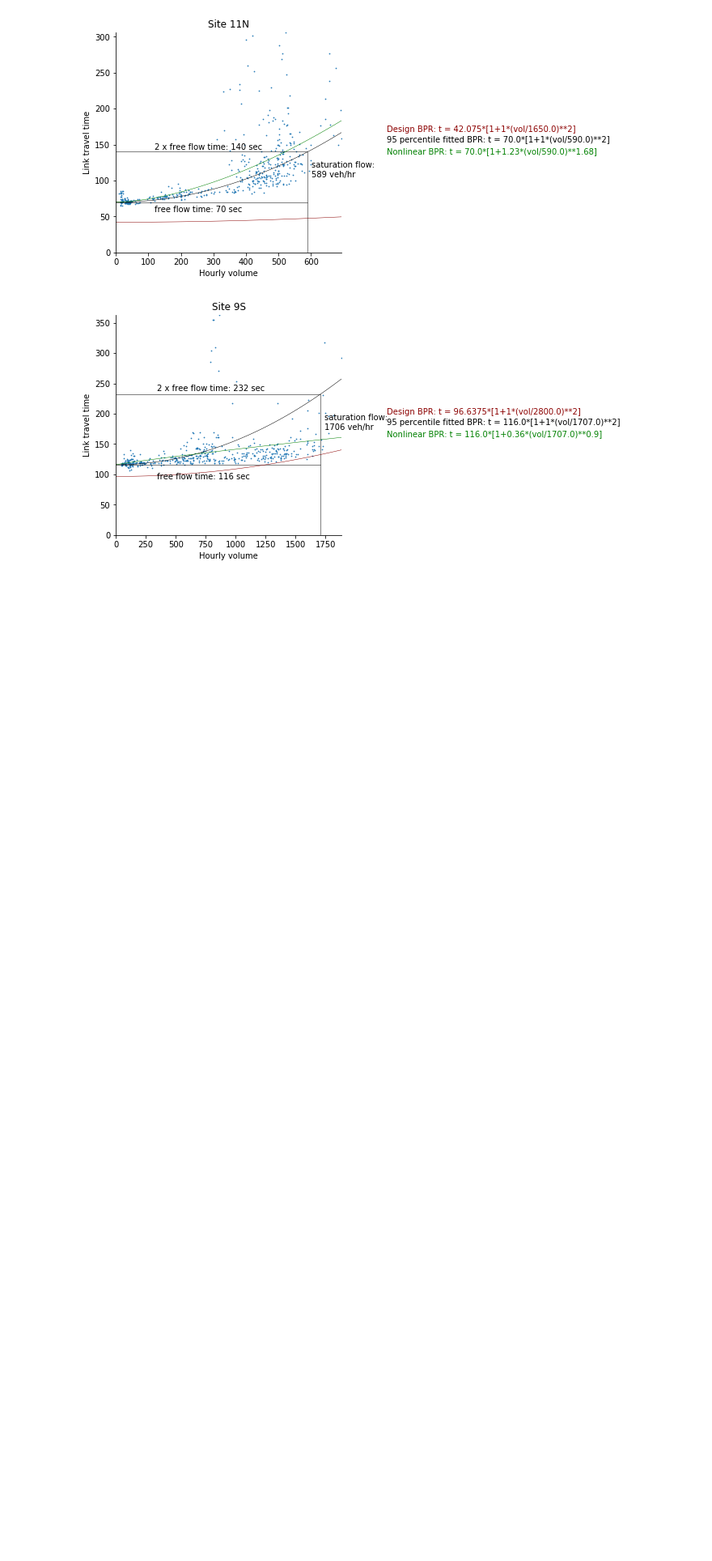
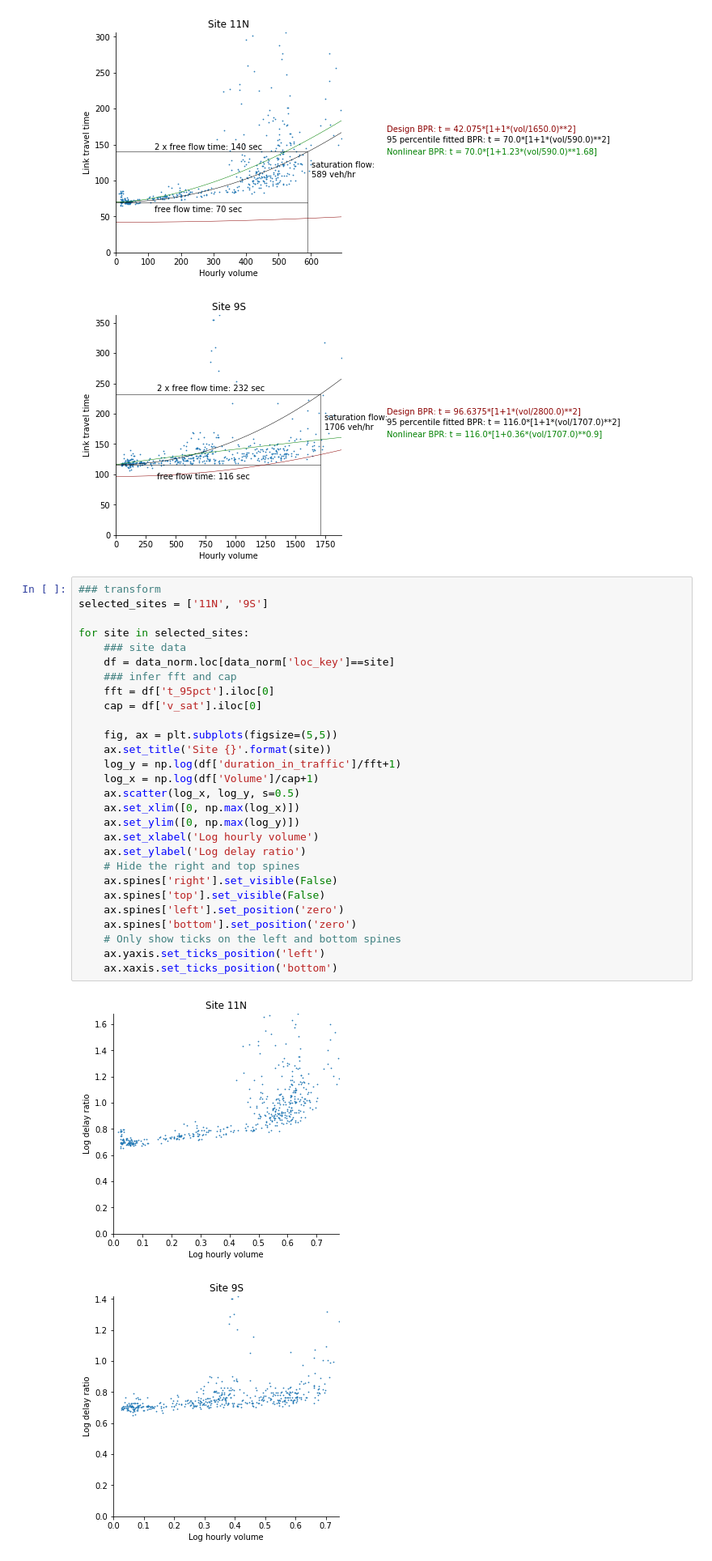
Before and after one commit to cb-cities/volume-delay-curves, a Jupyter notebook: src/merge_data.ipynb, the cells around one changed output. Shown at 81% size. Cells and saved outputs as stored; diff of their text form; blank space fills up the shorter version.

Commit message:
preliminary data cleaning and model building

```diff
--- a/src/merge_data.ipynb
+++ b/src/merge_data.ipynb
@@ -205,3 +205,34 @@ for site in selected_sites:
 {'11N': 466, '11S': 467, '15N': 467, '15S': 465, '19E': 467, '19W': 465, '22N': 465, '25W': 932, '27E': 465, '27W': 287, '31N': 467, '31S': 467, '33N': 467, '33S': 467, '35N': 465, '35S': 467, '39N':  ...
 [figure]
 [figure]
+# %%
+### transform
+selected_sites = ['11N', '9S']
+
+for site in selected_sites:
+    ### site data
+    df = data_norm.loc[data_norm['loc_key']==site]
+    ### infer fft and cap
+    fft = df['t_95pct'].iloc[0]
+    cap = df['v_sat'].iloc[0]
+
+    fig, ax = plt.subplots(figsize=(5,5))
+    ax.set_title('Site {}'.format(site))
+    log_y = np.log(df['duration_in_traffic']/fft+1)
+    log_x = np.log(df['Volume']/cap+1)
+    ax.scatter(log_x, log_y, s=0.5)
+    ax.set_xlim([0, np.max(log_x)])
+    ax.set_ylim([0, np.max(log_y)])
+    ax.set_xlabel('Log hourly volume')
+    ax.set_ylabel('Log delay ratio')
+    # Hide the right and top spines
+    ax.spines['right'].set_visible(False)
+    ax.spines['top'].set_visible(False)
+    ax.spines['left'].set_position('zero')
+    ax.spines['bottom'].set_position('zero')
+    # Only show ticks on the left and bottom spines
+    ax.yaxis.set_ticks_position('left')
+    ax.xaxis.set_ticks_position('bottom')
+# %% [output]
+[figure, added]
+[figure, added]
```
Also changed, not shown: parts of 2 cells of this notebook, 10 other files.
